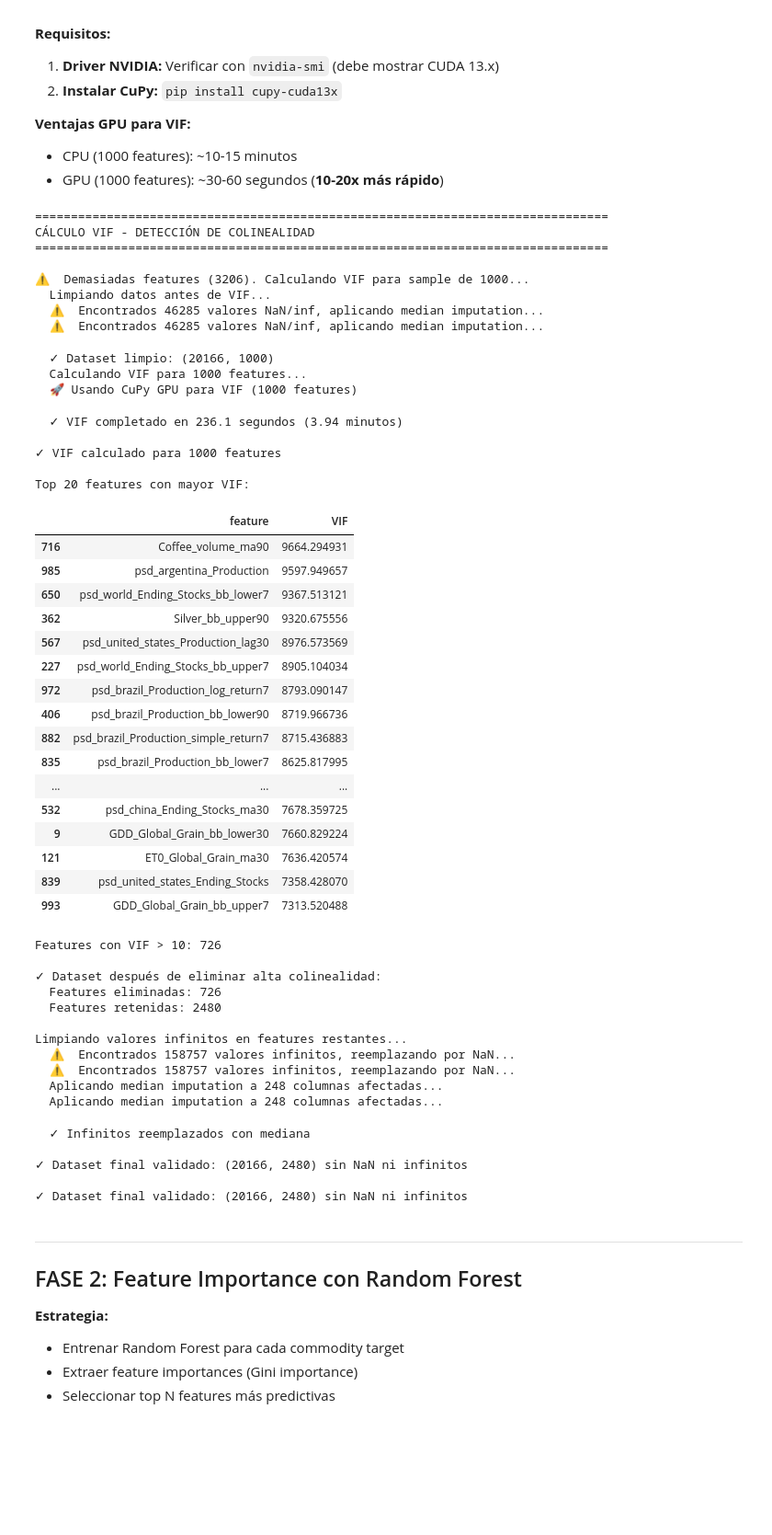
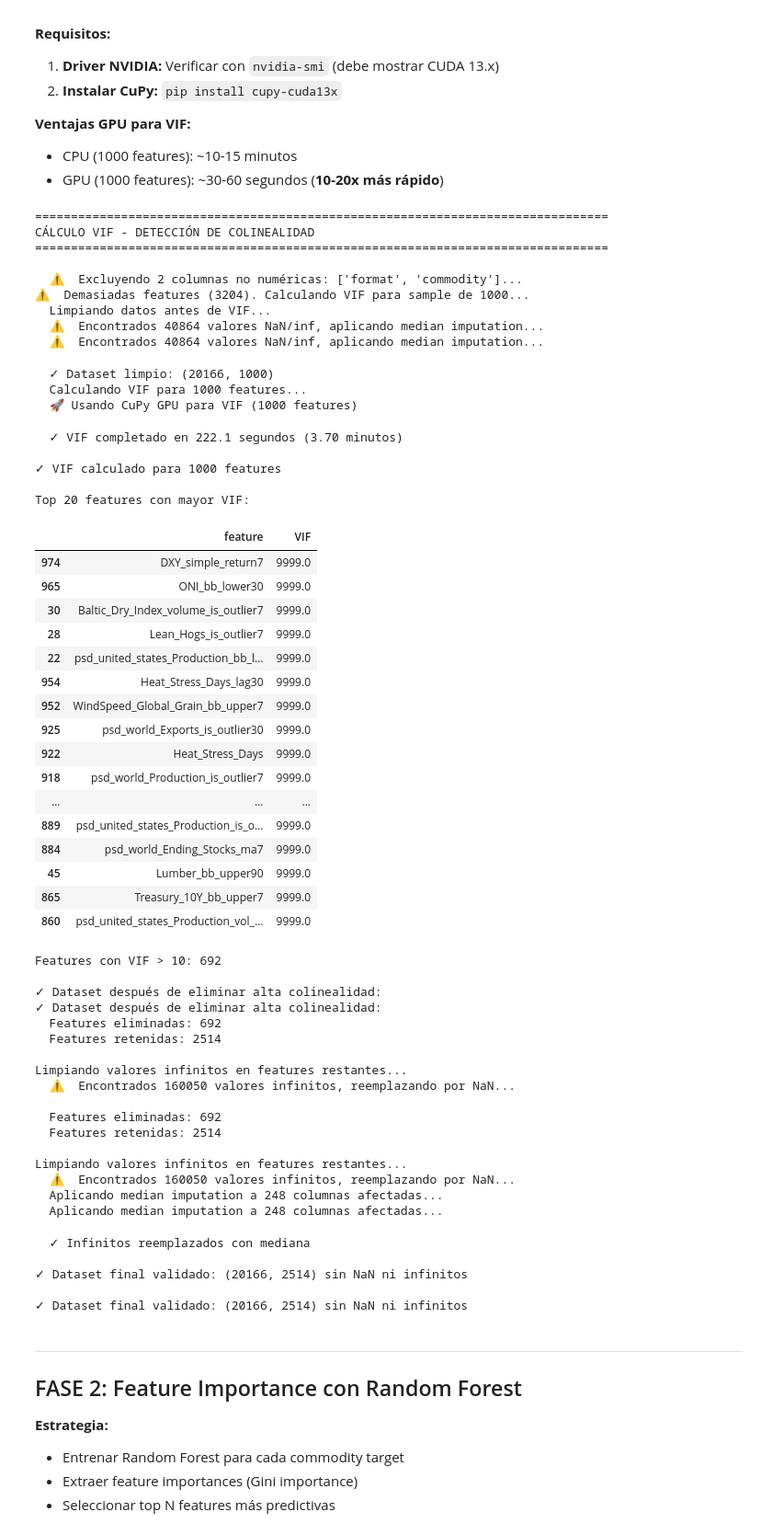
Before and after one commit to paulaleylen/BigDataUBA-Grupo10, a Jupyter notebook: TPFinal/notebooks/3.0-modeling/3.1-feature-selection.ipynb, the cells around one changed output. Shown at 92% size. Cells and saved outputs as stored; diff of their text form; code cells hidden in the pictures; blank space fills up the shorter version.

Commit message:
feature selection improvements + file size checker

```diff
--- a/TPFinal/notebooks/3.0-modeling/3.1-feature-selection.ipynb
+++ b/TPFinal/notebooks/3.0-modeling/3.1-feature-selection.ipynb
@@ -485,13 +481,19 @@ def calculate_vif(X, max_features=5000, use_gpu=True):
     """
     start_time = perf_counter()
 
+    # CRÍTICO: Filtrar solo columnas numéricas (excluir strings como 'Legacy')
+    X_numeric = X.select_dtypes(include=[np.number])
+    non_numeric_cols = [c for c in X.columns if c not in X_numeric.columns]
+    if len(non_numeric_cols) > 0:
+        print(f"  ⚠️  Excluyendo {len(non_numeric_cols)} columnas no numéricas: {non_numeric_cols[:5]}...")
+
     # Si hay demasiadas features, tomar muestra aleatoria
-    if X.shape[1] > max_features:
-        print(f"⚠️  Demasiadas features ({X.shape[1]}). Calculando VIF para sample de {max_features}...")
-        sample_cols = np.random.choice(X.columns, size=max_features, replace=False)
-        X_sample = X[sample_cols]
+    if X_numeric.shape[1] > max_features:
+        print(f"⚠️  Demasiadas features ({X_numeric.shape[1]}). Calculando VIF para sample de {max_features}...")
+        sample_cols = np.random.choice(X_numeric.columns, size=max_features, replace=False)
+        X_sample = X_numeric[sample_cols]
     else:
-        X_sample = X
+        X_sample = X_numeric
 
     # CRÍTICO: Limpiar NaN e infinitos antes de calcular VIF
     print(f"  Limpiando datos antes de VIF...")
@@ -571,69 +573,76 @@ if inf_count_before > 0:
     print(f"  Aplicando median imputation a {len(cols_with_inf)} columnas afectadas...")
     for col in tqdm(cols_with_inf, desc="  Imputando infinitos", leave=False):
         median_val = X_vif[col].median()
         if pd.isna(median_val):  # Si toda la columna es NaN/inf, usar 0
             median_val = 0
         X_vif[col].fillna(median_val, inplace=True)
 
     print(f"  ✓ Infinitos reemplazados con mediana")
 else:
     print(f"  ✓ No se encontraron infinitos")
 
 # Verificación final
 assert X_vif.isnull().sum().sum() == 0, "ERROR: Quedan NaN después de limpieza"
 X_vif_numeric_final = X_vif.select_dtypes(include=[np.number])
 assert np.isinf(X_vif_numeric_final).sum().sum() == 0, "ERROR: Quedan infinitos después de limpieza"
 print(f"\n✓ Dataset final validado: {X_vif.shape} sin NaN ni infinitos")
 # %% [output]
 ================================================================================
 CÁLCULO VIF - DETECCIÓN DE COLINEALIDAD
 ================================================================================
 
-⚠️  Demasiadas features (3206). Calculando VIF para sample de 1000...
+  ⚠️  Excluyendo 2 columnas no numéricas: ['format', 'commodity']...
+⚠️  Demasiadas features (3204). Calculando VIF para sample de 1000...
   Limpiando datos antes de VIF...
-  ⚠️  Encontrados 46285 valores NaN/inf, aplicando median imputation...
-  ⚠️  Encontrados 46285 valores NaN/inf, aplicando median imputation...
+  ⚠️  Encontrados 40864 valores NaN/inf, aplicando median imputation...
+  ⚠️  Encontrados 40864 valores NaN/inf, aplicando median imputation...
   ✓ Dataset limpio: (20166, 1000)
   Calculando VIF para 1000 features...
   🚀 Usando CuPy GPU para VIF (1000 features)
-  ✓ VIF completado en 236.1 segundos (3.94 minutos)
+  ✓ VIF completado en 222.1 segundos (3.70 minutos)
 
 ✓ VIF calculado para 1000 features
 
 Top 20 features con mayor VIF:
 |  | feature | VIF |
-| 716 | Coffee_volume_ma90 | 9664.294931 |
-| 985 | psd_argentina_Production | 9597.949657 |
-| 650 | psd_world_Ending_Stocks_bb_lower7 | 9367.513121 |
-| 362 | Silver_bb_upper90 | 9320.675556 |
-| 567 | psd_united_states_Production_lag30 | 8976.573569 |
-| 227 | psd_world_Ending_Stocks_bb_upper7 | 8905.104034 |
-| 972 | psd_brazil_Production_log_return7 | 8793.090147 |
-| 406 | psd_brazil_Production_bb_lower90 | 8719.966736 |
-| 882 | psd_brazil_Production_simple_return7 | 8715.436883 |
-| 835 | psd_brazil_Production_bb_lower7 | 8625.817995 |
+| 974 | DXY_simple_return7 | 9999.0 |
+| 965 | ONI_bb_lower30 | 9999.0 |
+| 30 | Baltic_Dry_Index_volume_is_outlier7 | 9999.0 |
+| 28 | Lean_Hogs_is_outlier7 | 9999.0 |
+| 22 | psd_united_states_Production_bb_l... | 9999.0 |
+| 954 | Heat_Stress_Days_lag30 | 9999.0 |
+| 952 | WindSpeed_Global_Grain_bb_upper7 | 9999.0 |
+| 925 | psd_world_Exports_is_outlier30 | 9999.0 |
+| 922 | Heat_Stress_Days | 9999.0 |
+| 918 | psd_world_Production_is_outlier7 | 9999.0 |
 | ... | ... | ... |
-| 532 | psd_china_Ending_Stocks_ma30 | 7678.359725 |
-| 9 | GDD_Global_Grain_bb_lower30 | 7660.829224 |
-| 121 | ET0_Global_Grain_ma30 | 7636.420574 |
-| 839 | psd_united_states_Ending_Stocks | 7358.428070 |
-| 993 | GDD_Global_Grain_bb_upper7 | 7313.520488 |
+| 889 | psd_united_states_Production_is_o... | 9999.0 |
+| 884 | psd_world_Ending_Stocks_ma7 | 9999.0 |
+| 45 | Lumber_bb_upper90 | 9999.0 |
+| 865 | Treasury_10Y_bb_upper7 | 9999.0 |
+| 860 | psd_united_states_Production_vol_... | 9999.0 |
-Features con VIF > 10: 726
+Features con VIF > 10: 692
 
 ✓ Dataset después de eliminar alta colinealidad:
-  Features eliminadas: 726
-  Features retenidas: 2480
+✓ Dataset después de eliminar alta colinealidad:
+  Features eliminadas: 692
+  Features retenidas: 2514
 
 Limpiando valores infinitos en features restantes...
-  ⚠️  Encontrados 158757 valores infinitos, reemplazando por NaN...
-  ⚠️  Encontrados 158757 valores infinitos, reemplazando por NaN...
+  ⚠️  Encontrados 160050 valores infinitos, reemplazando por NaN...
+
+  Features eliminadas: 692
+  Features retenidas: 2514
+
+Limpiando valores infinitos en features restantes...
+  ⚠️  Encontrados 160050 valores infinitos, reemplazando por NaN...
   Aplicando median imputation a 248 columnas afectadas...
   Aplicando median imputation a 248 columnas afectadas...
   ✓ Infinitos reemplazados con mediana
 
-✓ Dataset final validado: (20166, 2480) sin NaN ni infinitos
+✓ Dataset final validado: (20166, 2514) sin NaN ni infinitos
 
-✓ Dataset final validado: (20166, 2480) sin NaN ni infinitos
+✓ Dataset final validado: (20166, 2514) sin NaN ni infinitos
 # %% [markdown]
 ---
 
```
Also changed, not shown: parts of 7 cells of this notebook, 4 other files.
